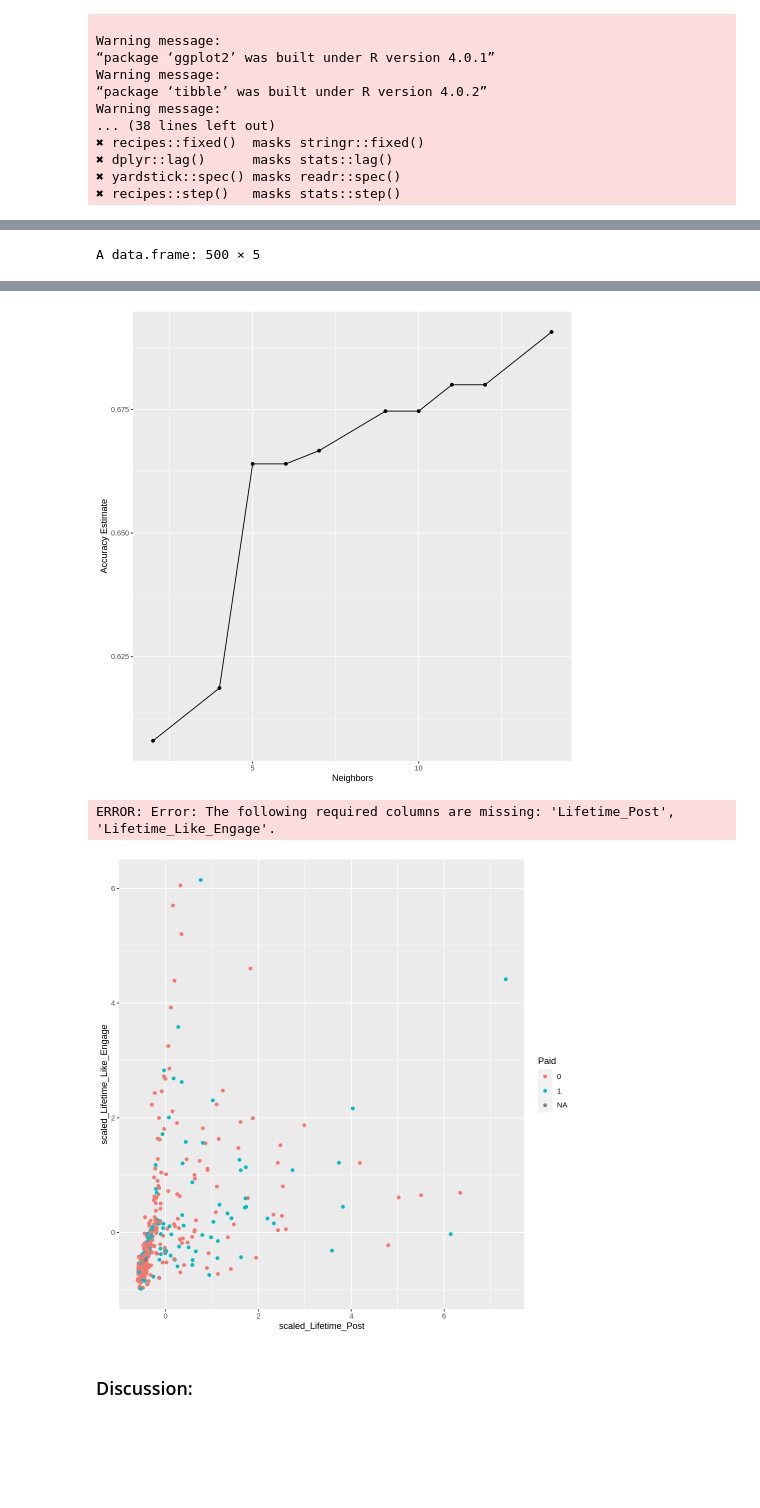
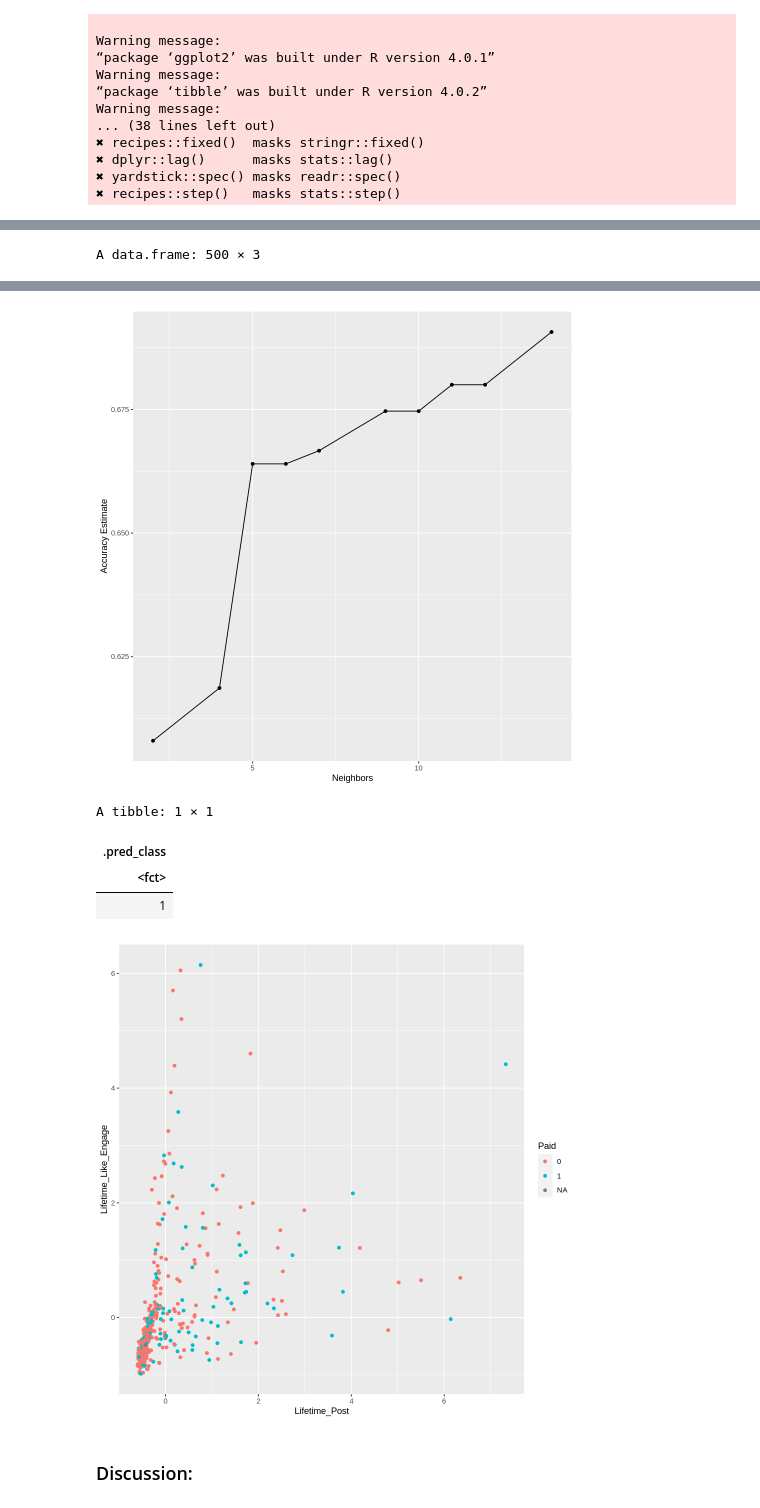
Before and after one commit to truzopus/DSCI_100_Group7, a Jupyter notebook: group_report.ipynb, the cells around one changed output, grey strips where cells are left out. Cells and saved outputs as stored; diff of their text form; code cells hidden in the pictures; blank space fills up the shorter version.

Commit message:
scaled data

```diff
--- a/group_report.ipynb
+++ b/group_report.ipynb
@@ -99,9 +99,8 @@ facebook_test_prediction
 
 
 #predicting new observations
-facebook_scaled <- facebook_recipe %>%
-    prep() %>%
-    bake(facebook)
+facebook_scaled <- facebook %>%
+    mutate(Lifetime_Post = scale(Lifetime_Post, center = TRUE), Lifetime_Like_Engage = scale(Lifetime_Like_Engage, center = TRUE))
 facebook_scaled
 
 facebook_plot <- ggplot(facebook_scaled, aes(x = Lifetime_Post, y = Lifetime_Like_Engage, colour = Paid)) +
@@ -148,4 +147,4 @@ A tibble: 2 × 3
 | <chr> | <chr> | <dbl> |
 | accuracy | binary | 0.70161290 |
 | kap | binary | 0.07200647 |
-A data.frame: 500 × 5
+A data.frame: 500 × 3
@@ -161,6 +160,9 @@ A data.frame: 500 × 5
 [figure]
-ERROR: Error: The following required columns are missing: 'Lifetime_Post', 'Lifetime_Like_Engage'.
+A tibble: 1 × 1
+| .pred_class |
+| <fct> |
+| 1 |
-[figure, old version]
+[figure, new version]
 # %% [markdown]
 ### Discussion:
 # %% [markdown]
```
Also changed, not shown: parts of 1 cell of this notebook.
